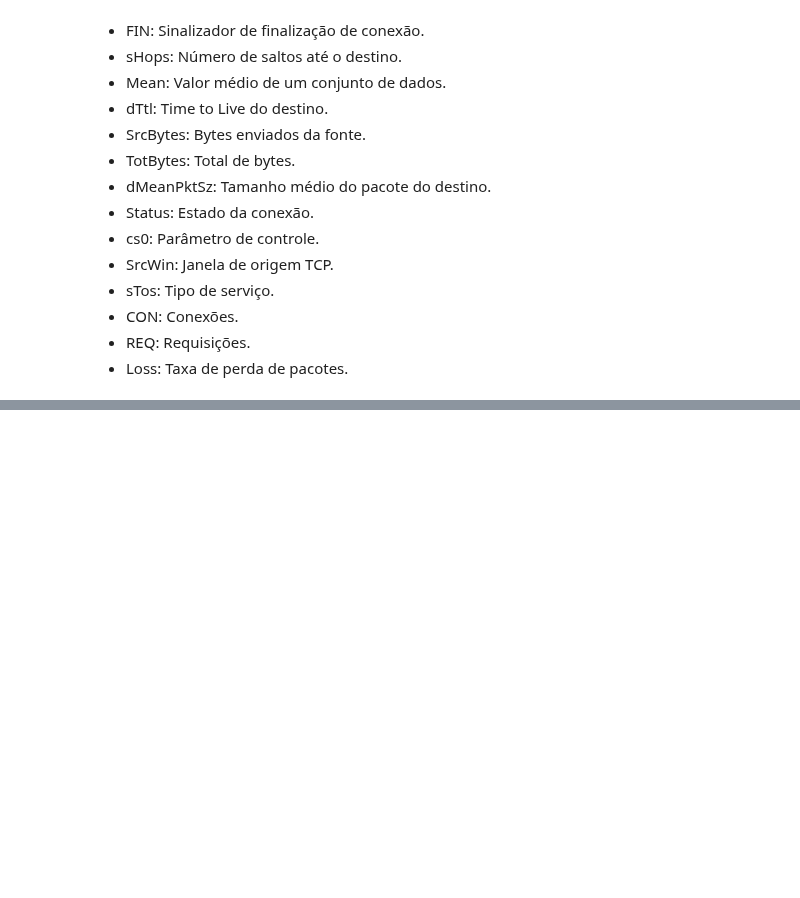
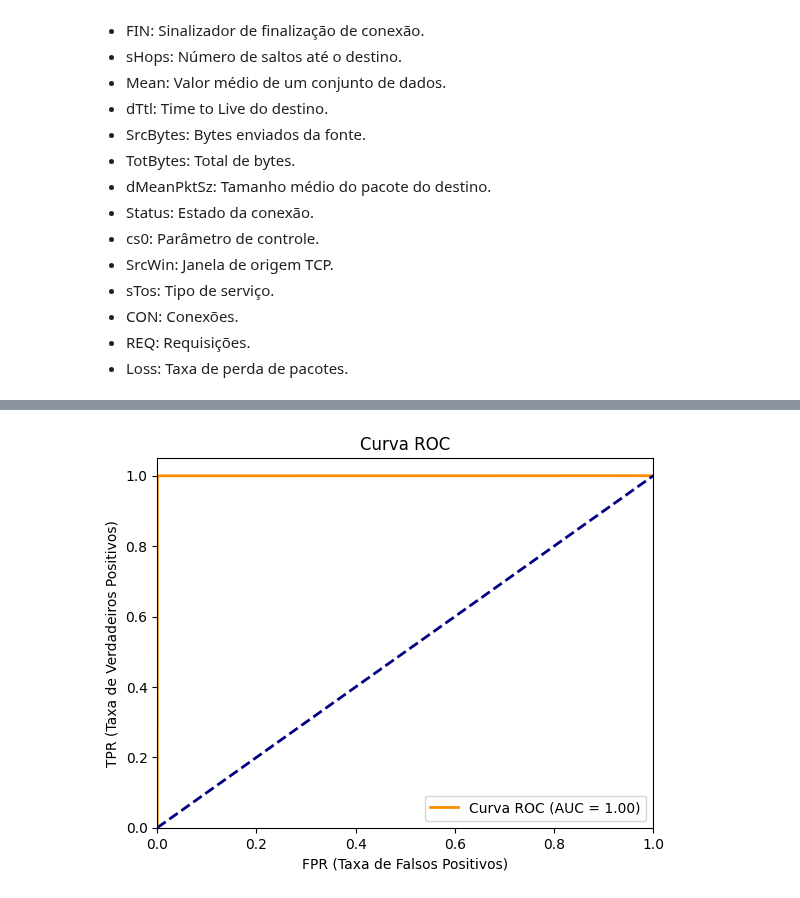
Before and after one commit to gabrieladamasceno/Attacks_5G, a Jupyter notebook: MLP.ipynb, the cells around one changed output, grey strips where cells are left out. Saved outputs shown, nothing was run; the diff lists cells and outputs as text; code cells hidden in the pictures; blank space fills up the shorter version.

```diff
--- a/MLP.ipynb
+++ b/MLP.ipynb
@@ -314,0 +291,6 @@ F1 Score: 0.9993527710793064
+# %%
+import matplotlib.pyplot as plt
+from sklearn.metrics import roc_curve, auc
+
+# Supondo que 'model' seja seu modelo treinado
+y_pred_prob = model.predict(X_test).flatten()  # Usando .flatten() para transformar em um vetor 1D
@@ -314,0 +303,23 @@ F1 Score: 0.9993527710793064
+# %%
+import matplotlib.pyplot as plt
+from sklearn.metrics import roc_curve, auc
+
+# Calcular a curva ROC
+fpr, tpr, thresholds = roc_curve(y_test, y_pred_prob)
+
+# Calcular a AUC
+roc_auc = auc(fpr, tpr)
+
+# Plotar a curva ROC
+plt.figure()
+plt.plot(fpr, tpr, color='darkorange', lw=2, label='Curva ROC (AUC = %0.2f)' % roc_auc)
+plt.plot([0, 1], [0, 1], color='navy', lw=2, linestyle='--')  # Linha diagonal (chance aleatória)
+plt.xlim([0.0, 1.0])
+plt.ylim([0.0, 1.05])
+plt.xlabel('FPR (Taxa de Falsos Positivos)')
+plt.ylabel('TPR (Taxa de Verdadeiros Positivos)')
+plt.title('Curva ROC')
+plt.legend(loc="lower right")
+plt.show()
+# %% [output]
+[figure, added]
```
Also changed, not shown: parts of 20 cells of this notebook.
